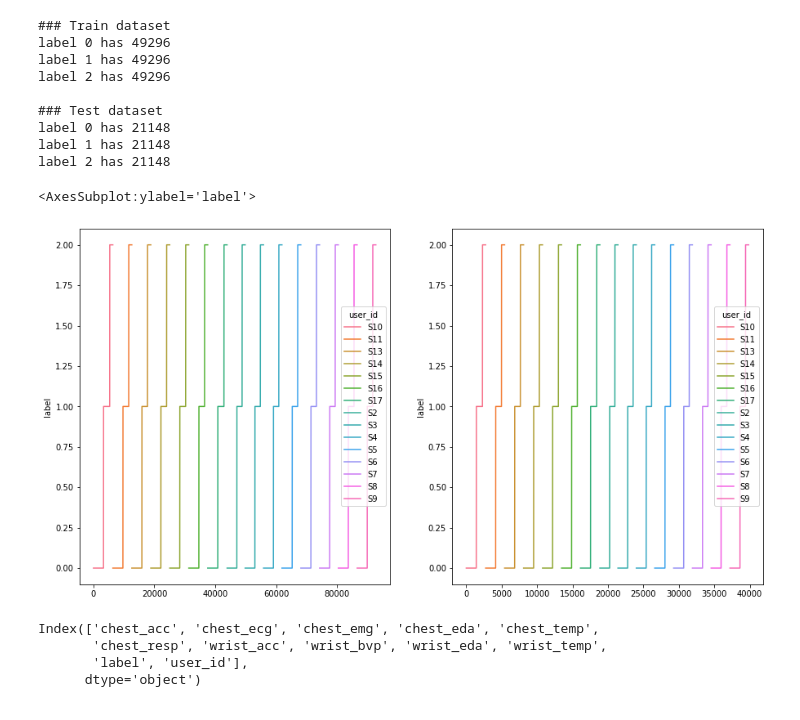
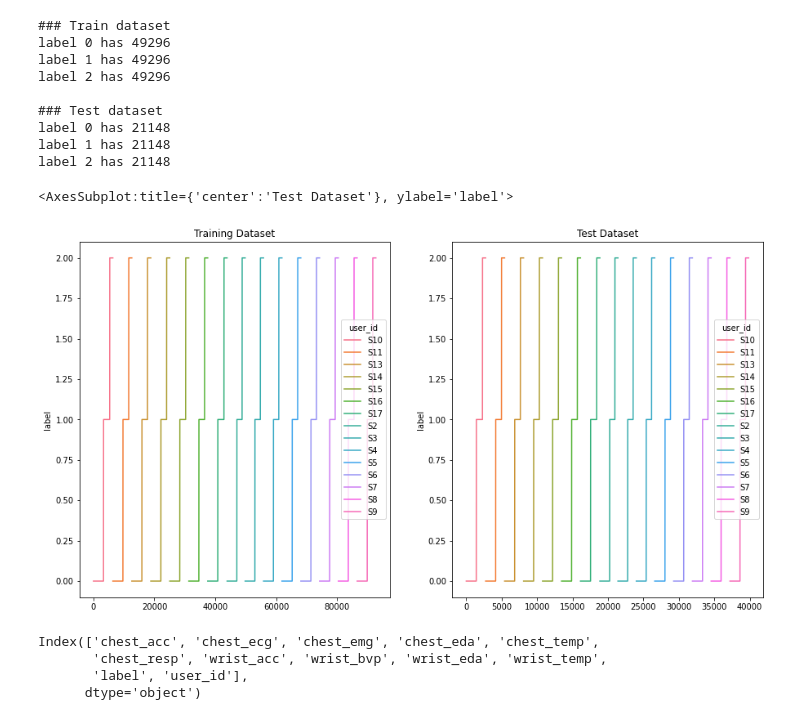
Before and after one commit to Akotet08/Federated-Learning, a Jupyter notebook: Experiments/Exp2/process.ipynb, the cells around one changed output. Drawn from its saved outputs; the diff is of its cells as text; code cells hidden in the pictures.

```diff
--- a/Experiments/Exp2/process.ipynb
+++ b/Experiments/Exp2/process.ipynb
@@ -53,11 +63,14 @@ label 1 has 21148
 label 2 has 21148
 # %%
 fig, (ax1, ax2) = plt.subplots(1, 2, figsize=(15, 8))
+ax1.set_title('Training Dataset')
+ax2.set_title('Test Dataset')
+
 sns.lineplot(x = train_df.index, y = train_df['label'], hue=train_df['user_id'], ax=ax1)
 sns.lineplot(x = test_df.index, y = test_df['label'], hue=test_df['user_id'], ax=ax2)
 # %% [output]
-<AxesSubplot:ylabel='label'>
+<AxesSubplot:title={'center':'Test Dataset'}, ylabel='label'>
-[figure, old version]
+[figure, new version]
 # %%
 train_df.columns
 # %% [output]
```
Also changed, not shown: parts of 10 cells of this notebook, 3 other files.
